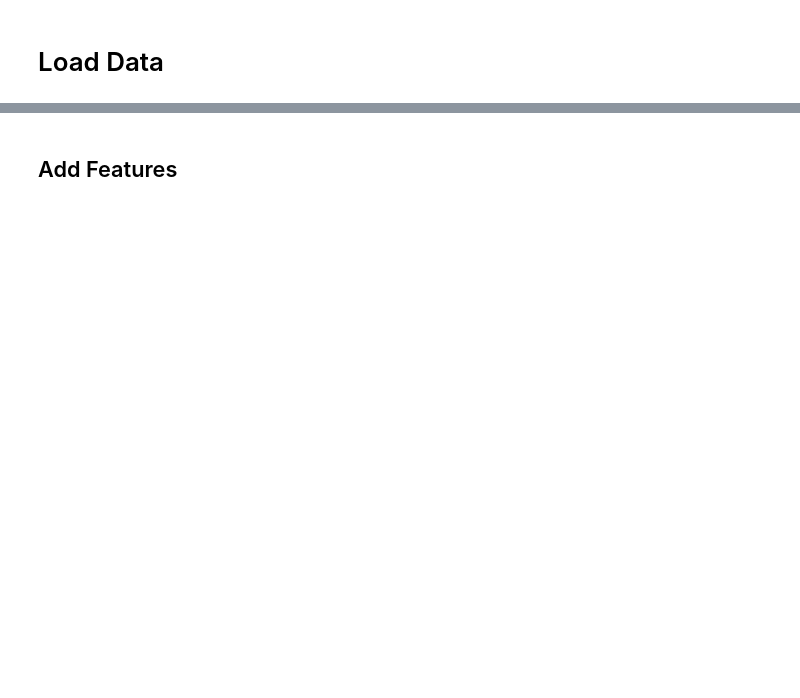
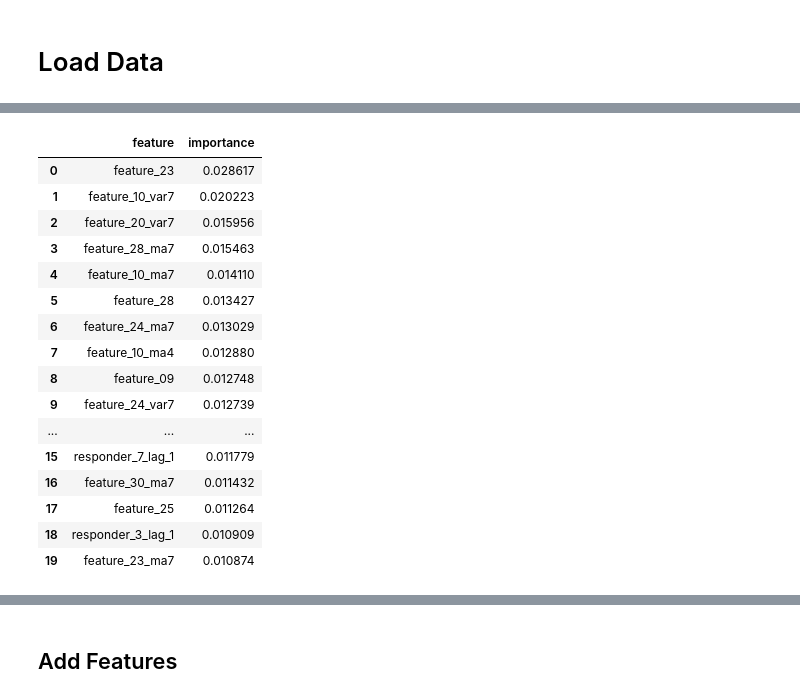
Before and after one commit to JackxTong/JS-Kaggle-JX, a Jupyter notebook: jx-stuff/jx-ma.ipynb, the cells around one changed output, grey strips where cells are left out. Drawn from its saved outputs; the diff is of its cells as text; code cells hidden in the pictures; blank space fills up the shorter version.

```diff
--- a/jx-stuff/jx-ma.ipynb
+++ b/jx-stuff/jx-ma.ipynb
@@ -65,0 +81,16 @@ weight_name = 'weight'
+# %%
+use_ma_features = True
+use_var_features = True
+feature_names = [f"feature_{i:02d}" for i in range(79)] + \
+                [f"responder_{idx}_lag_1" for idx in range(9)]
+
+if use_ma_features:
+    for window_size in features_for_ma:
+        ma_feature_names = [f"{col}_ma{window_size}" for col in features_for_ma[window_size]]
+        feature_names += ma_feature_names
+if use_var_features:
+    for window_size in features_for_var:
+        var_feature_names = [f"{col}_var{window_size}" for col in features_for_var[window_size] ]
+        feature_names += var_feature_names
+
+feature_names[-10:], len(feature_names)
@@ -179,2 +292,34 @@ importance_df[:25]
+# %%
+score_dict = booster.get_score(importance_type="gain")
+# Sum all gains
+total_gain = sum(score_dict.values())
+# Convert to fraction of total
+normalized = {k: v / total_gain for k, v in score_dict.items()}
+normalized_df = (
+    pd.DataFrame.from_dict(normalized, orient='index', columns=['importance'])
+    .reset_index()
+    .rename(columns={'index': 'feature'})
+    .sort_values(by="importance", ascending=False)
+    .reset_index(drop=True)
+)
+normalized_df.head(20)
+# %% [output]
+|  | feature | importance |
+| 0 | feature_23 | 0.028617 |
+| 1 | feature_10_var7 | 0.020223 |
+| 2 | feature_20_var7 | 0.015956 |
+| 3 | feature_28_ma7 | 0.015463 |
+| 4 | feature_10_ma7 | 0.014110 |
+| 5 | feature_28 | 0.013427 |
+| 6 | feature_24_ma7 | 0.013029 |
+| 7 | feature_10_ma4 | 0.012880 |
+| 8 | feature_09 | 0.012748 |
+| 9 | feature_24_var7 | 0.012739 |
+| ... | ... | ... |
+| 15 | responder_7_lag_1 | 0.011779 |
+| 16 | feature_30_ma7 | 0.011432 |
+| 17 | feature_25 | 0.011264 |
+| 18 | responder_3_lag_1 | 0.010909 |
+| 19 | feature_23_ma7 | 0.010874 |
 # %%
 ma_feature_names = importance_df[:50]["feature"].tolist()
```
Also changed, not shown: parts of 25 cells of this notebook, 2 other files.
